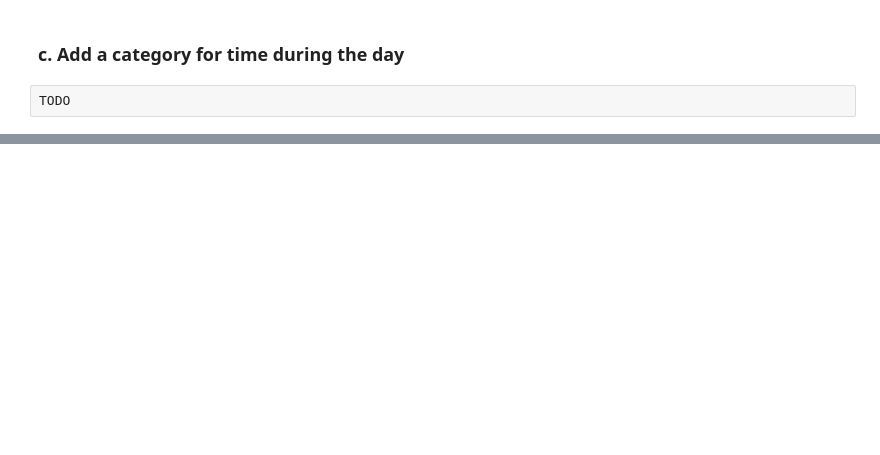
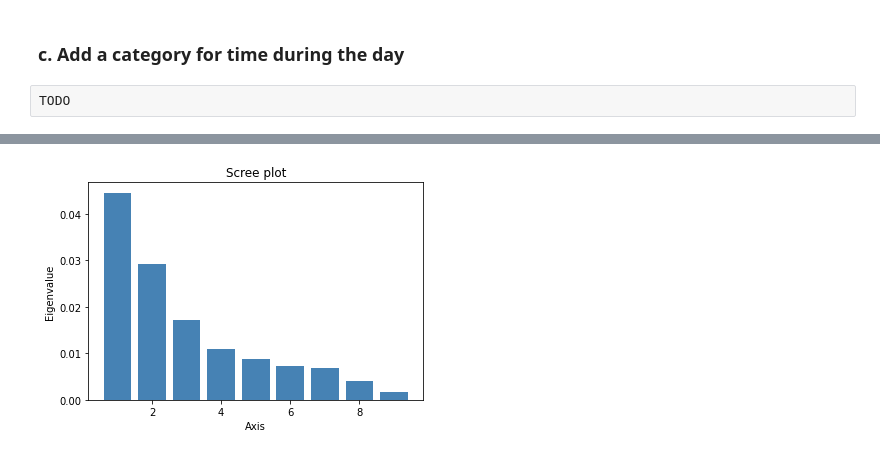
Before and after one commit to FelixKahane/analyse-wifi, a Jupyter notebook: Wifi.ipynb, the cells around one changed output, grey strips where cells are left out. Cells and saved outputs as stored; diff of their text form; code cells hidden in the pictures; blank space fills up the shorter version.

```diff
--- a/Wifi.ipynb
+++ b/Wifi.ipynb
@@ -176,0 +274,3 @@ TODO
+# %%
+tableau = pd.crosstab(df['Code postal'], df["Constructeur appareil"])
+tableau
@@ -176,0 +298,4 @@ TODO
+# %%
+X = tableau.to_numpy()
+# %%
+my_ca = CA(row_labels=tableau.index.values, col_labels=tableau.columns.values)
@@ -176,0 +310,2 @@ TODO
+# %%
+my_ca.fit(X)
@@ -176,0 +330,4 @@ TODO
+# %%
+my_ca.plot_eigenvalues()
+# %% [output]
+[figure, added]
```
Also changed, not shown: parts of 42 cells of this notebook.
